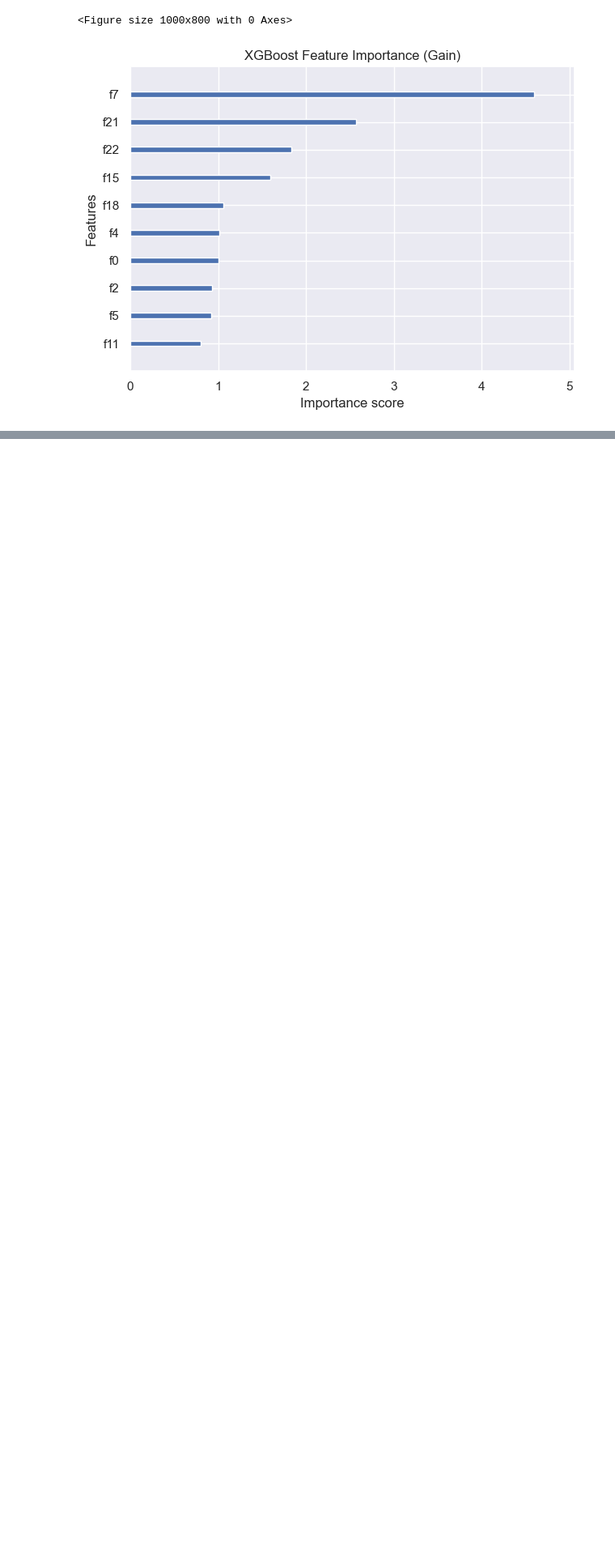
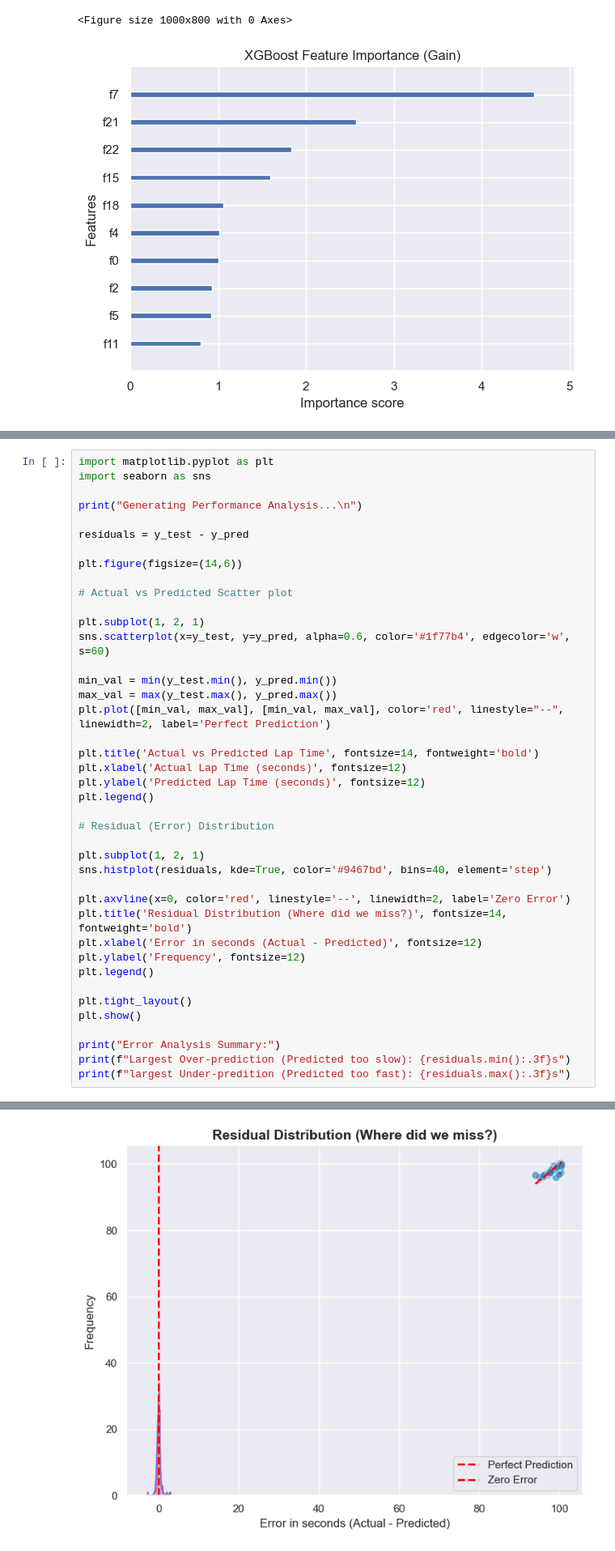
Before and after one commit to Pratham-R-Gowda/Lap-Time-Regression-Model, a Jupyter notebook: model.ipynb, the cells around one changed output, grey strips where cells are left out. Shown at 81% size. Drawn from its saved outputs; the diff is of its cells as text; blank space fills up the shorter version.

```diff
--- a/model.ipynb
+++ b/model.ipynb
@@ -253,0 +261,42 @@ np.float32(97.287384)
+# %%
+import matplotlib.pyplot as plt
+import seaborn as sns
+
+print("Generating Performance Analysis...\n")
+
+residuals = y_test - y_pred
+
+plt.figure(figsize=(14,6))
+
+# Actual vs Predicted Scatter plot
+
+plt.subplot(1, 2, 1)
+sns.scatterplot(x=y_test, y=y_pred, alpha=0.6, color='#1f77b4', edgecolor='w', s=60)
+
+min_val = min(y_test.min(), y_pred.min())
+max_val = max(y_test.max(), y_pred.max())
+plt.plot([min_val, max_val], [min_val, max_val], color='red', linestyle="--", linewidth=2, label='Perfect Prediction')
+
+plt.title('Actual vs Predicted Lap Time', fontsize=14, fontweight='bold')
+plt.xlabel('Actual Lap Time (seconds)', fontsize=12)
+plt.ylabel('Predicted Lap Time (seconds)', fontsize=12)
+plt.legend()
+
+# Residual (Error) Distribution
+
+plt.subplot(1, 2, 1)
+sns.histplot(residuals, kde=True, color='#9467bd', bins=40, element='step')
+
+plt.axvline(x=0, color='red', linestyle='--', linewidth=2, label='Zero Error')
+plt.title('Residual Distribution (Where did we miss?)', fontsize=14, fontweight='bold')
+plt.xlabel('Error in seconds (Actual - Predicted)', fontsize=12)
+plt.ylabel('Frequency', fontsize=12)
+plt.legend()
+
+plt.tight_layout()
+plt.show()
+
+print("Error Analysis Summary:")
+print(f"Largest Over-prediction (Predicted too slow): {residuals.min():.3f}s")
+print(f"largest Under-predition (Predicted too fast): {residuals.max():.3f}s")
+# %% [output]
@@ -253,0 +304 @@ np.float32(97.287384)
+[figure, added]
```
Also changed, not shown: parts of 3 cells of this notebook, 1 other file.
